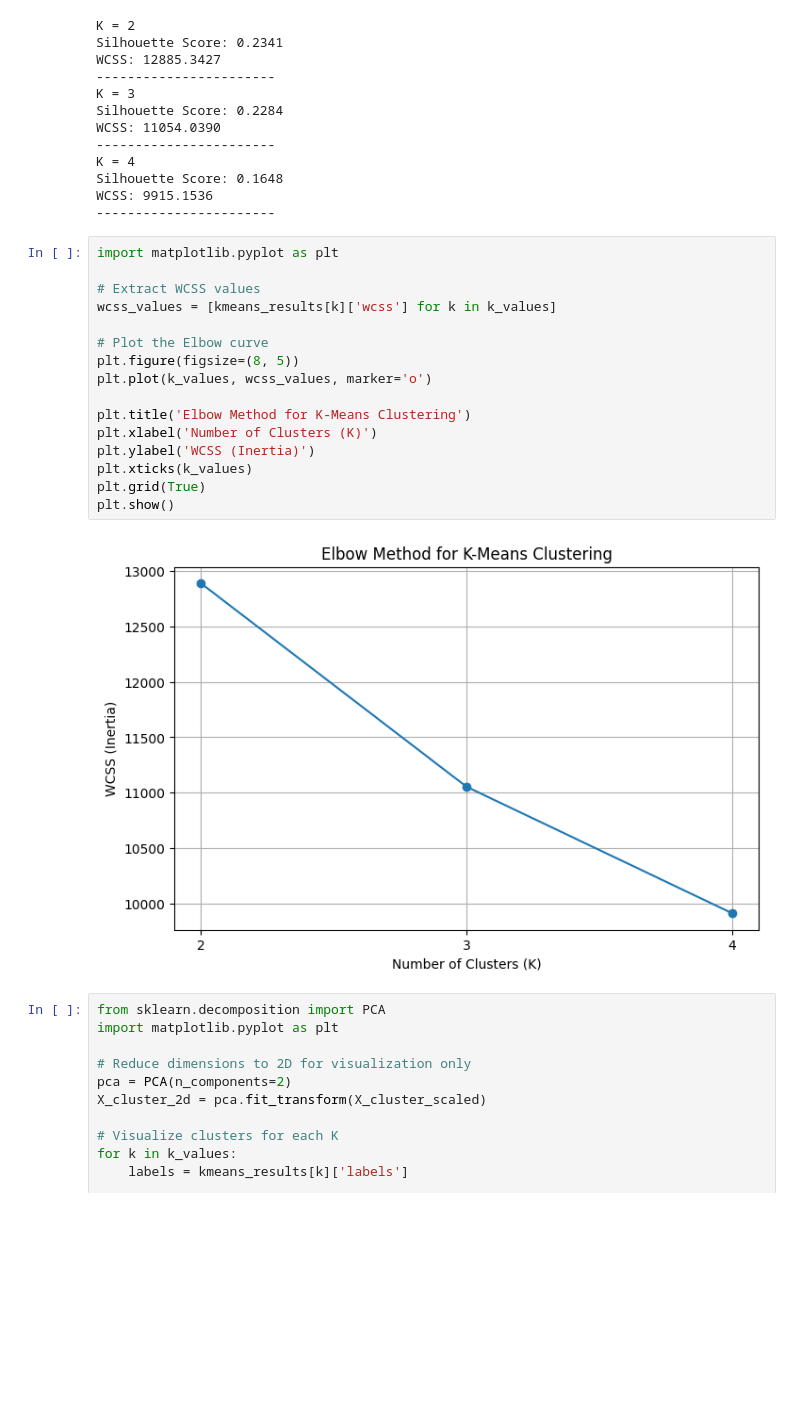
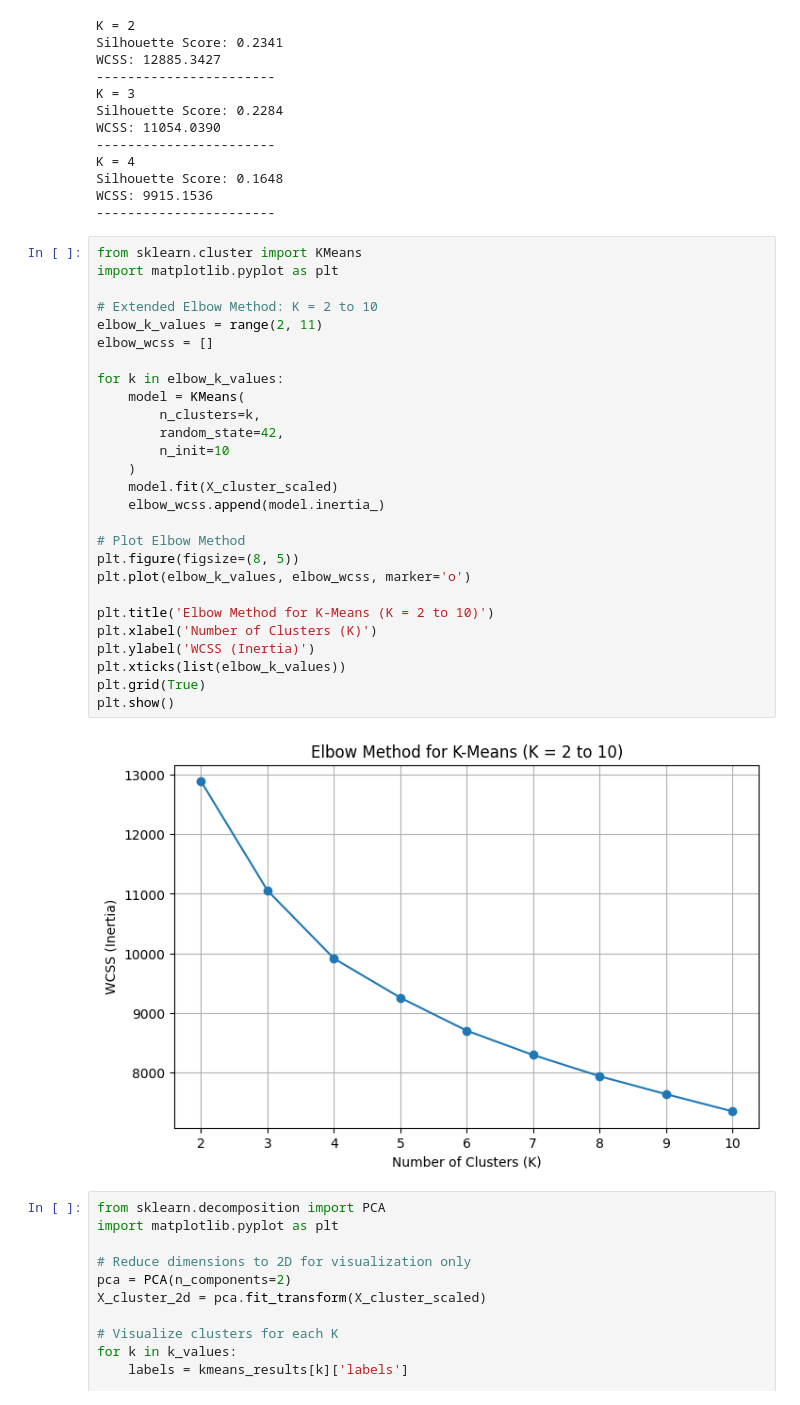
Before and after one commit to Wafa-Alobaidi/IT326-Data-Mining-Project, a Jupyter notebook: Phase3.ipynb, the cells around one changed output. Saved outputs shown, nothing was run; the diff lists cells and outputs as text; blank space fills up the shorter version.

```diff
--- a/Phase3.ipynb
+++ b/Phase3.ipynb
@@ -1019,23 +1046,34 @@ Silhouette Score: 0.1648
 WCSS: 9915.1536
 -----------------------
 # %%
+from sklearn.cluster import KMeans
 import matplotlib.pyplot as plt
 
-# Extract WCSS values
-wcss_values = [kmeans_results[k]['wcss'] for k in k_values]
+# Extended Elbow Method: K = 2 to 10
+elbow_k_values = range(2, 11)
+elbow_wcss = []
 
-# Plot the Elbow curve
+for k in elbow_k_values:
+    model = KMeans(
+        n_clusters=k,
+        random_state=42,
+        n_init=10
+    )
+    model.fit(X_cluster_scaled)
+    elbow_wcss.append(model.inertia_)
+
+# Plot Elbow Method
 plt.figure(figsize=(8, 5))
-plt.plot(k_values, wcss_values, marker='o')
+plt.plot(elbow_k_values, elbow_wcss, marker='o')
 
-plt.title('Elbow Method for K-Means Clustering')
+plt.title('Elbow Method for K-Means (K = 2 to 10)')
 plt.xlabel('Number of Clusters (K)')
 plt.ylabel('WCSS (Inertia)')
-plt.xticks(k_values)
+plt.xticks(list(elbow_k_values))
 plt.grid(True)
 plt.show()
 # %% [output]
-[figure, old version]
+[figure, new version]
 # %%
 from sklearn.decomposition import PCA
 import matplotlib.pyplot as plt
```
Also changed, not shown: parts of 7 cells of this notebook.
